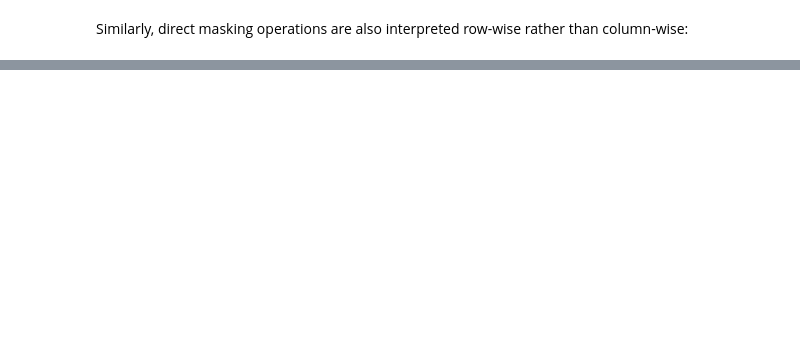
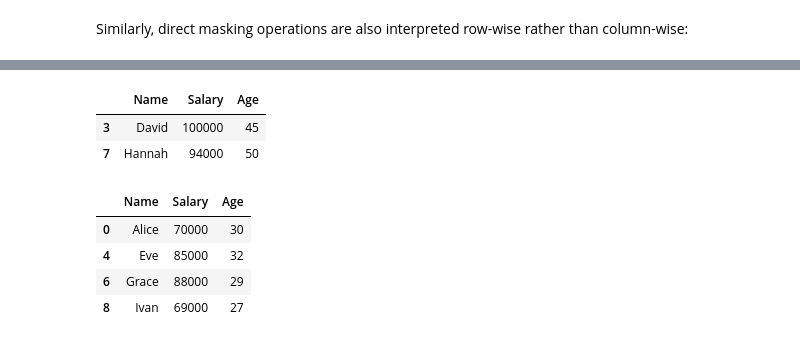
Before and after one commit to Mahmoud-Khorshed-DS-AI/Ai-Group-107, a Jupyter notebook: Session 8/Pandas_Session_8.ipynb, the cells around one changed output, grey strips where cells are left out. Cells and saved outputs as stored; diff of their text form; code cells hidden in the pictures; blank space fills up the shorter version.

```diff
--- a/Session 8/Pandas_Session_8.ipynb
+++ b/Session 8/Pandas_Session_8.ipynb
@@ -399,2 +431,2 @@ IndexError: index 3 is out of bounds for axis 0 with size 2
 # %%
-data.iloc[ 3 , 1 ] =  20000000
+df.iloc[ 3 , 1 ] =  100000
@@ -516,5 +465,0 @@ pd.DataFrame([[1 , 2],[3,4]])
-# %%
-df = pd.DataFrame([[1,      np.nan, 2],
-                   [2,      3,      5],
-                   [np.nan, 4,   None]])
-df
@@ -527,4 +466,2 @@ df.columns
-# %%
-df.columns = ['a','b','c']
 # %%
 df
@@ -532,0 +494,14 @@ df.isnull()
+# %%
+df[df['Salary'] > 90000 ]
+# %% [output]
+|  | Name | Salary | Age |
+| 3 | David | 100000 | 45 |
+| 7 | Hannah | 94000 | 50 |
+# %%
+df[df['Age'] < 35 ]
+# %% [output]
+|  | Name | Salary | Age |
+| 0 | Alice | 70000 | 30 |
+| 4 | Eve | 85000 | 32 |
+| 6 | Grace | 88000 | 29 |
+| 8 | Ivan | 69000 | 27 |
```
Also changed, not shown: parts of 126 cells of this notebook.
